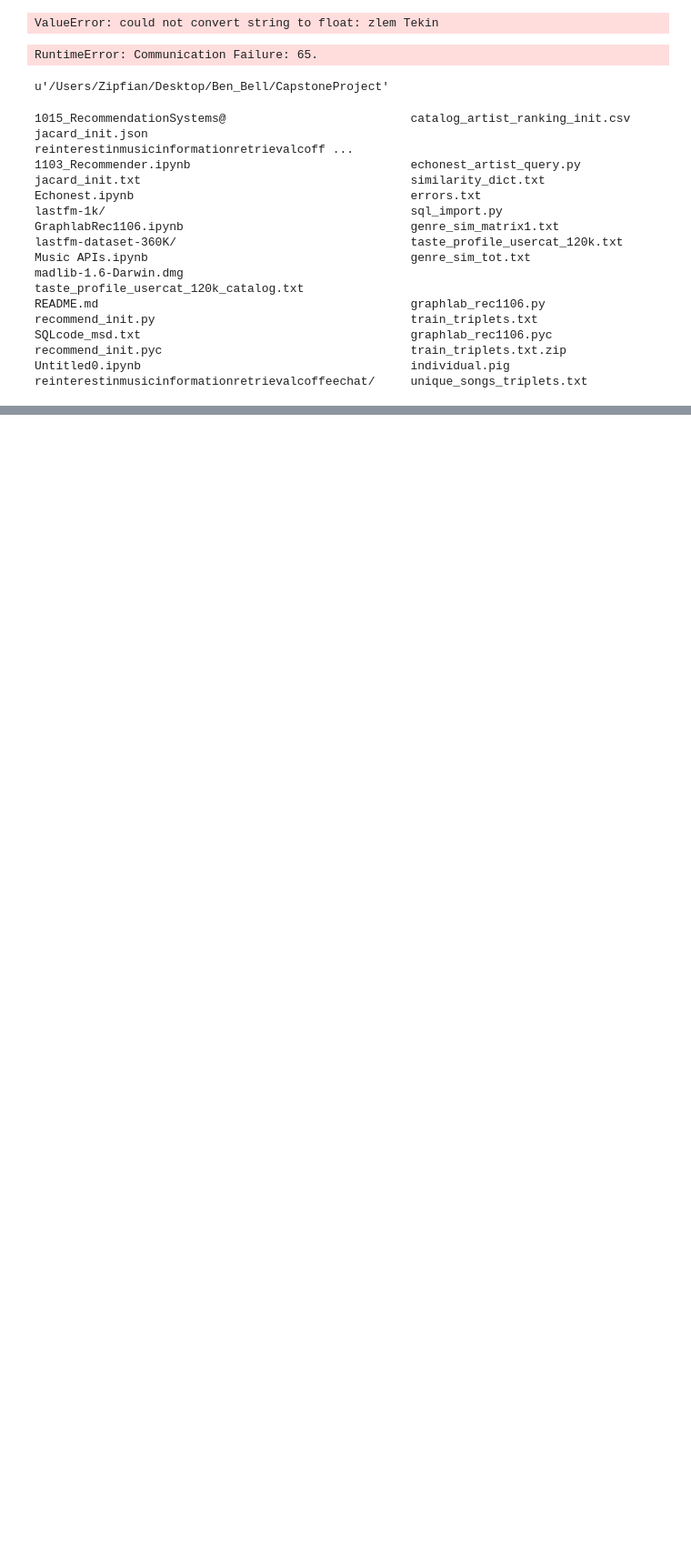
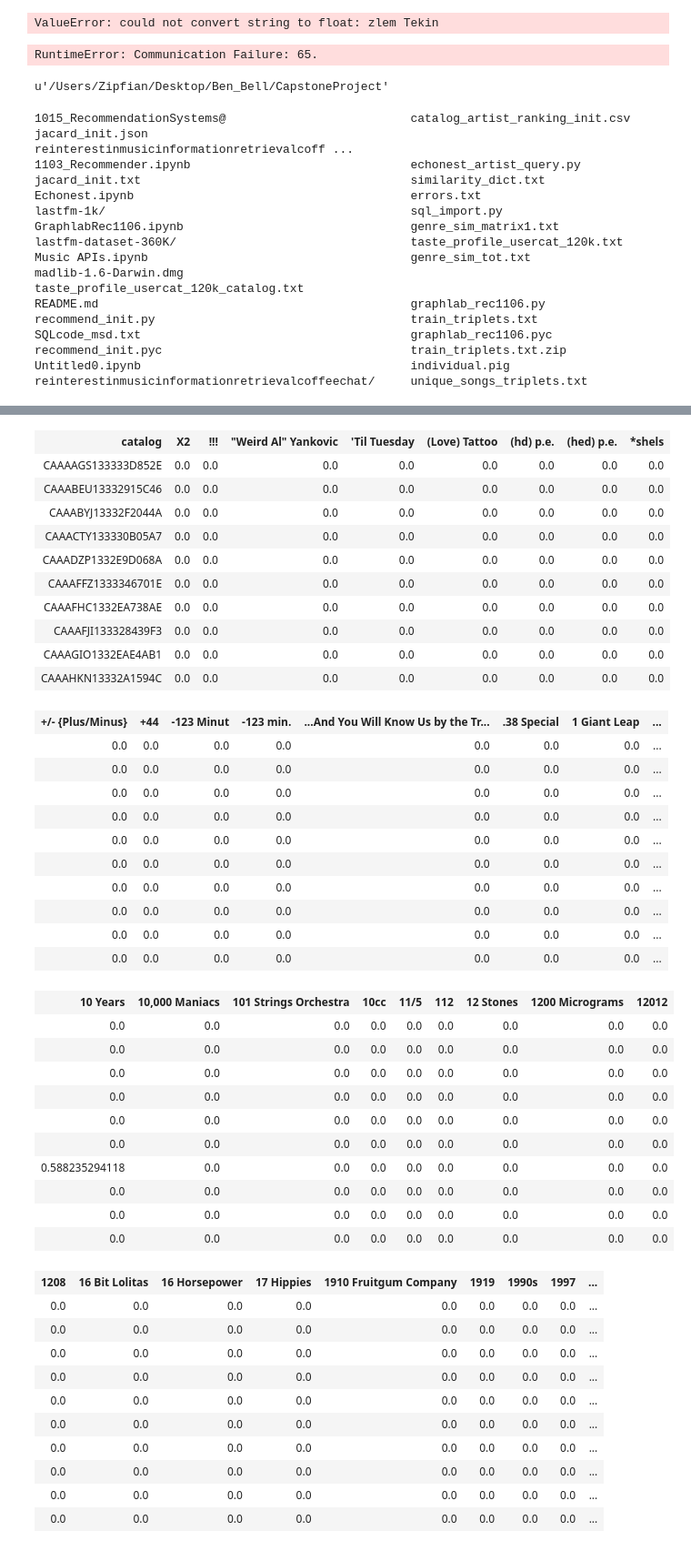
Before and after one commit to bsbell21/CapstoneProject, a Jupyter notebook: Untitled0.ipynb, the cells around one changed output, grey strips where cells are left out. Shown at 91% size. Saved outputs shown, nothing was run; the diff lists cells and outputs as text; code cells hidden in the pictures; blank space fills up the shorter version.

```diff
--- a/Untitled0.ipynb
+++ b/Untitled0.ipynb
@@ -153,0 +276,47 @@ Untitled0.ipynb                                      individual.pig
+# %%
+user_artist_sf.head()
+# %% [output]
+| catalog | X2 | !!! | "Weird Al" Yankovic | 'Til Tuesday | (Love) Tattoo | (hd) p.e. | (hed) p.e. | *shels |
+| CAAAAGS133333D852E | 0.0 | 0.0 | 0.0 | 0.0 | 0.0 | 0.0 | 0.0 | 0.0 |
+| CAAABEU13332915C46 | 0.0 | 0.0 | 0.0 | 0.0 | 0.0 | 0.0 | 0.0 | 0.0 |
+| CAAABYJ13332F2044A | 0.0 | 0.0 | 0.0 | 0.0 | 0.0 | 0.0 | 0.0 | 0.0 |
+| CAAACTY133330B05A7 | 0.0 | 0.0 | 0.0 | 0.0 | 0.0 | 0.0 | 0.0 | 0.0 |
+| CAAADZP1332E9D068A | 0.0 | 0.0 | 0.0 | 0.0 | 0.0 | 0.0 | 0.0 | 0.0 |
+| CAAAFFZ1333346701E | 0.0 | 0.0 | 0.0 | 0.0 | 0.0 | 0.0 | 0.0 | 0.0 |
+| CAAAFHC1332EA738AE | 0.0 | 0.0 | 0.0 | 0.0 | 0.0 | 0.0 | 0.0 | 0.0 |
+| CAAAFJI133328439F3 | 0.0 | 0.0 | 0.0 | 0.0 | 0.0 | 0.0 | 0.0 | 0.0 |
+| CAAAGIO1332EAE4AB1 | 0.0 | 0.0 | 0.0 | 0.0 | 0.0 | 0.0 | 0.0 | 0.0 |
+| CAAAHKN13332A1594C | 0.0 | 0.0 | 0.0 | 0.0 | 0.0 | 0.0 | 0.0 | 0.0 |
+| +/- {Plus/Minus} | +44 | -123 Minut | -123 min. | ...And You Will Know Us by the Tr... | .38 Special | 1 Giant Leap | ... |
+| 0.0 | 0.0 | 0.0 | 0.0 | 0.0 | 0.0 | 0.0 | ... |
+| 0.0 | 0.0 | 0.0 | 0.0 | 0.0 | 0.0 | 0.0 | ... |
+| 0.0 | 0.0 | 0.0 | 0.0 | 0.0 | 0.0 | 0.0 | ... |
+| 0.0 | 0.0 | 0.0 | 0.0 | 0.0 | 0.0 | 0.0 | ... |
+| 0.0 | 0.0 | 0.0 | 0.0 | 0.0 | 0.0 | 0.0 | ... |
+| 0.0 | 0.0 | 0.0 | 0.0 | 0.0 | 0.0 | 0.0 | ... |
+| 0.0 | 0.0 | 0.0 | 0.0 | 0.0 | 0.0 | 0.0 | ... |
+| 0.0 | 0.0 | 0.0 | 0.0 | 0.0 | 0.0 | 0.0 | ... |
+| 0.0 | 0.0 | 0.0 | 0.0 | 0.0 | 0.0 | 0.0 | ... |
+| 0.0 | 0.0 | 0.0 | 0.0 | 0.0 | 0.0 | 0.0 | ... |
+| 10 Years | 10,000 Maniacs | 101 Strings Orchestra | 10cc | 11/5 | 112 | 12 Stones | 1200 Micrograms | 12012 |
+| 0.0 | 0.0 | 0.0 | 0.0 | 0.0 | 0.0 | 0.0 | 0.0 | 0.0 |
+| 0.0 | 0.0 | 0.0 | 0.0 | 0.0 | 0.0 | 0.0 | 0.0 | 0.0 |
+| 0.0 | 0.0 | 0.0 | 0.0 | 0.0 | 0.0 | 0.0 | 0.0 | 0.0 |
+| 0.0 | 0.0 | 0.0 | 0.0 | 0.0 | 0.0 | 0.0 | 0.0 | 0.0 |
+| 0.0 | 0.0 | 0.0 | 0.0 | 0.0 | 0.0 | 0.0 | 0.0 | 0.0 |
+| 0.0 | 0.0 | 0.0 | 0.0 | 0.0 | 0.0 | 0.0 | 0.0 | 0.0 |
+| 0.588235294118 | 0.0 | 0.0 | 0.0 | 0.0 | 0.0 | 0.0 | 0.0 | 0.0 |
+| 0.0 | 0.0 | 0.0 | 0.0 | 0.0 | 0.0 | 0.0 | 0.0 | 0.0 |
+| 0.0 | 0.0 | 0.0 | 0.0 | 0.0 | 0.0 | 0.0 | 0.0 | 0.0 |
+| 0.0 | 0.0 | 0.0 | 0.0 | 0.0 | 0.0 | 0.0 | 0.0 | 0.0 |
+| 1208 | 16 Bit Lolitas | 16 Horsepower | 17 Hippies | 1910 Fruitgum Company | 1919 | 1990s | 1997 | ... |
+| 0.0 | 0.0 | 0.0 | 0.0 | 0.0 | 0.0 | 0.0 | 0.0 | ... |
+| 0.0 | 0.0 | 0.0 | 0.0 | 0.0 | 0.0 | 0.0 | 0.0 | ... |
+| 0.0 | 0.0 | 0.0 | 0.0 | 0.0 | 0.0 | 0.0 | 0.0 | ... |
+| 0.0 | 0.0 | 0.0 | 0.0 | 0.0 | 0.0 | 0.0 | 0.0 | ... |
+| 0.0 | 0.0 | 0.0 | 0.0 | 0.0 | 0.0 | 0.0 | 0.0 | ... |
+| 0.0 | 0.0 | 0.0 | 0.0 | 0.0 | 0.0 | 0.0 | 0.0 | ... |
+| 0.0 | 0.0 | 0.0 | 0.0 | 0.0 | 0.0 | 0.0 | 0.0 | ... |
+| 0.0 | 0.0 | 0.0 | 0.0 | 0.0 | 0.0 | 0.0 | 0.0 | ... |
+| 0.0 | 0.0 | 0.0 | 0.0 | 0.0 | 0.0 | 0.0 | 0.0 | ... |
+| 0.0 | 0.0 | 0.0 | 0.0 | 0.0 | 0.0 | 0.0 | 0.0 | ... |
```
Also changed, not shown: parts of 29 cells of this notebook, 18 other files.
